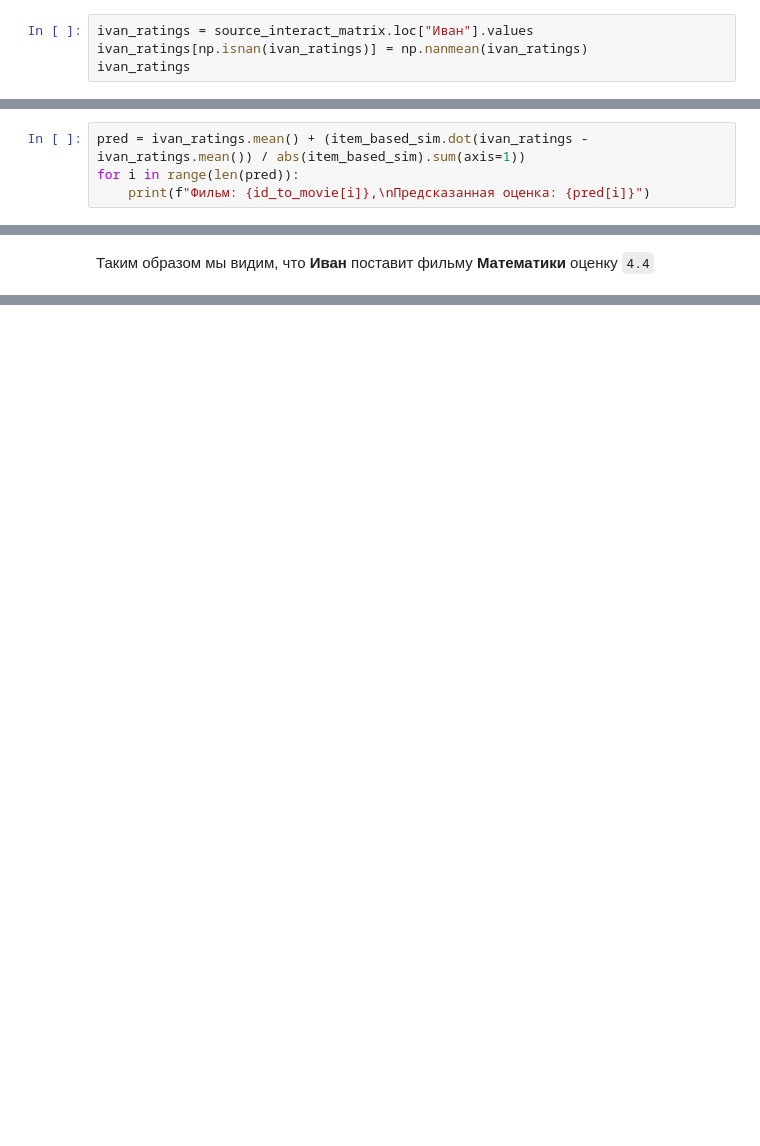
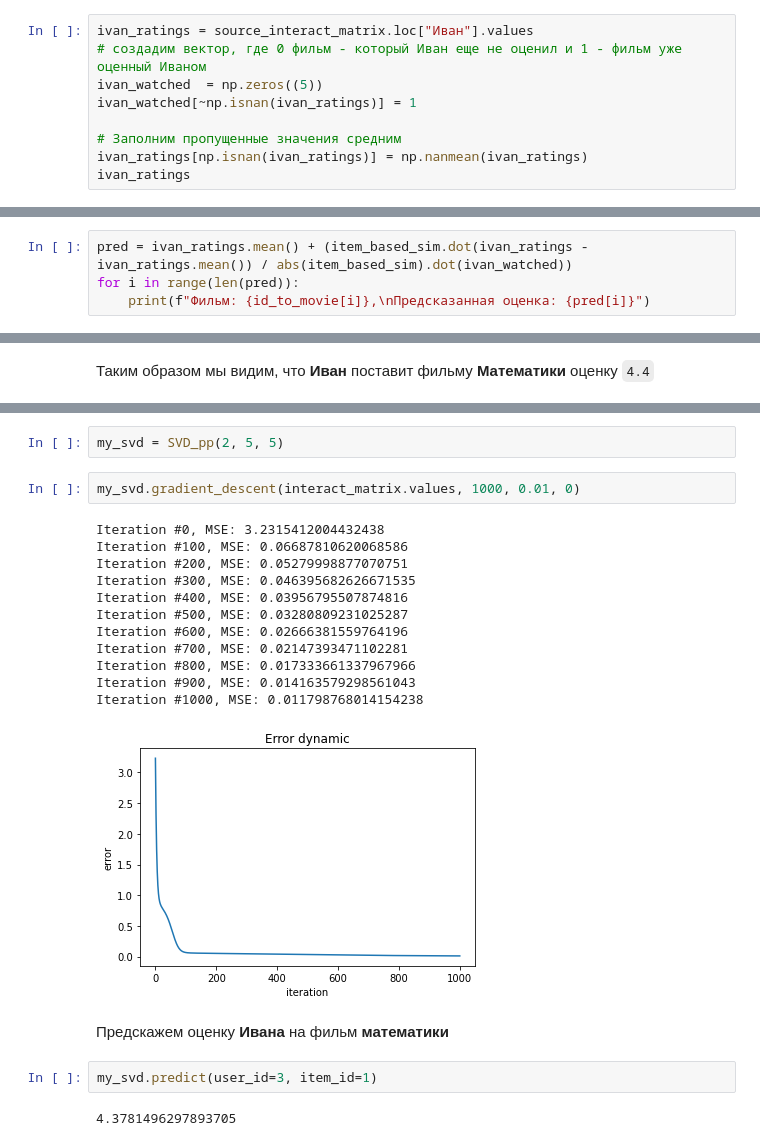
Before and after one commit to tlum1/movie_recommend_system, a Jupyter notebook: Как_работает_коллаборативная_фильтрация.ipynb, the cells around one changed output, grey strips where cells are left out. Cells and saved outputs as stored; diff of their text form; blank space fills up the shorter version.

```diff
--- a/Как_работает_коллаборативная_фильтрация.ipynb
+++ b/Как_работает_коллаборативная_фильтрация.ipynb
@@ -86,6 +88,11 @@ from sklearn.metrics.pairwise import cosine_similarity
 Все пропущенные значения заменим на среднюю оценку **Ивана**
 # %%
 ivan_ratings = source_interact_matrix.loc["Иван"].values
+# создадим вектор, где 0 фильм - который Иван еще не оценил и 1 - фильм уже оценный Иваном
+ivan_watched  = np.zeros((5))
+ivan_watched[~np.isnan(ivan_ratings)] = 1
+
+# Заполним пропущенные значения средним
 ivan_ratings[np.isnan(ivan_ratings)] = np.nanmean(ivan_ratings)
 ivan_ratings
 # %% [output]
@@ -164,5 +179,5 @@ $w_{ab}$ - "похожесть" между объектами
 # %%
-pred = ivan_ratings.mean() + (item_based_sim.dot(ivan_ratings - ivan_ratings.mean()) / abs(item_based_sim).sum(axis=1))
+pred = ivan_ratings.mean() + (item_based_sim.dot(ivan_ratings - ivan_ratings.mean()) / abs(item_based_sim).dot(ivan_watched))
 for i in range(len(pred)):
     print(f"Фильм: {id_to_movie[i]},\nПредсказанная оценка: {pred[i]}")
 # %% [output]
@@ -180,0 +294,23 @@ for i in range(len(pred)):
+# %%
+my_svd = SVD_pp(2, 5, 5)
+# %%
+my_svd.gradient_descent(interact_matrix.values, 1000, 0.01, 0)
+# %% [output]
+Iteration #0, MSE: 3.2315412004432438
+Iteration #100, MSE: 0.06687810620068586
+Iteration #200, MSE: 0.05279998877070751
+Iteration #300, MSE: 0.046395682626671535
+Iteration #400, MSE: 0.03956795507874816
+Iteration #500, MSE: 0.03280809231025287
+Iteration #600, MSE: 0.02666381559764196
+Iteration #700, MSE: 0.02147393471102281
+Iteration #800, MSE: 0.017333661337967966
+Iteration #900, MSE: 0.014163579298561043
+Iteration #1000, MSE: 0.011798768014154238
+[figure, added]
+# %% [markdown]
+Предскажем оценку **Ивана** на фильм **математики**
+# %%
+my_svd.predict(user_id=3, item_id=1)
+# %% [output]
+4.3781496297893705
```
Also changed, not shown: parts of 12 cells of this notebook.
